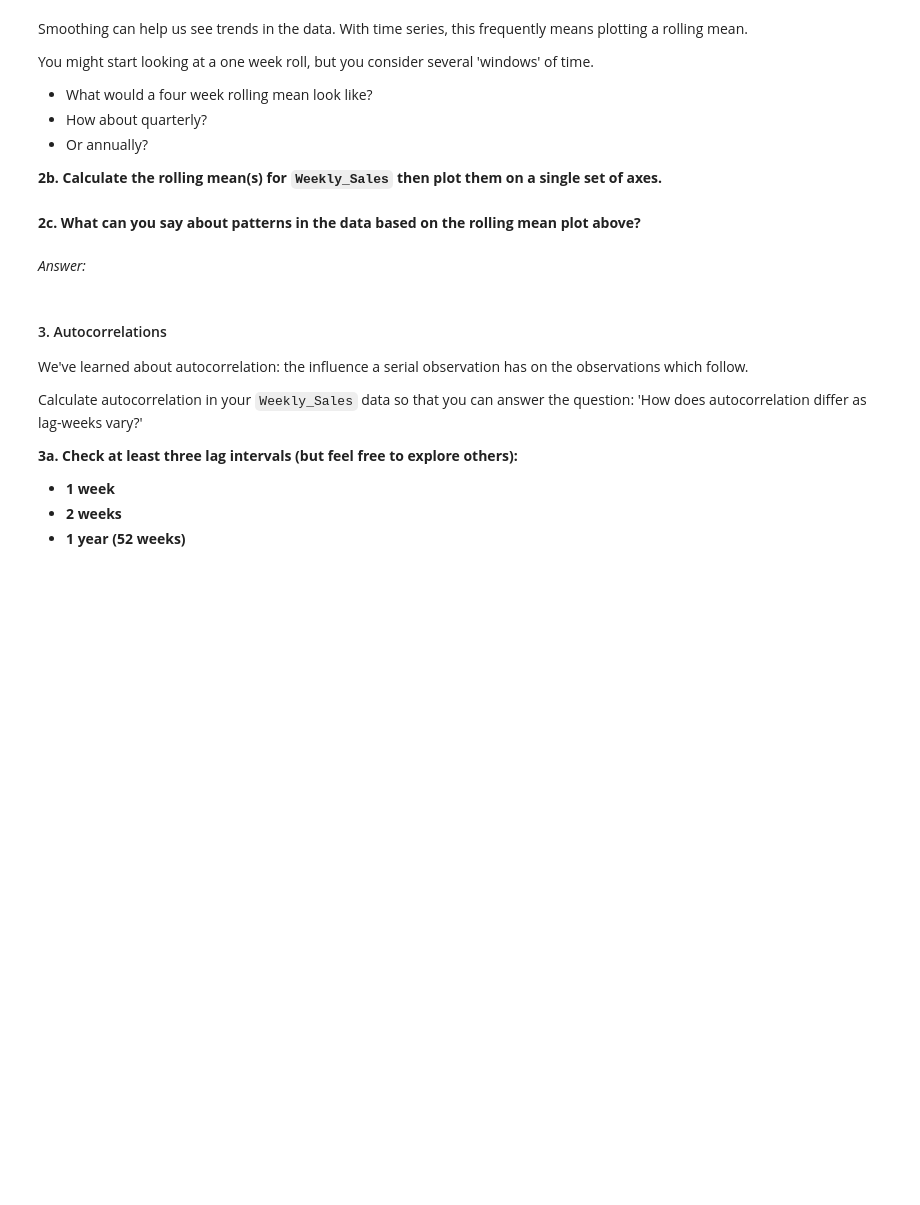
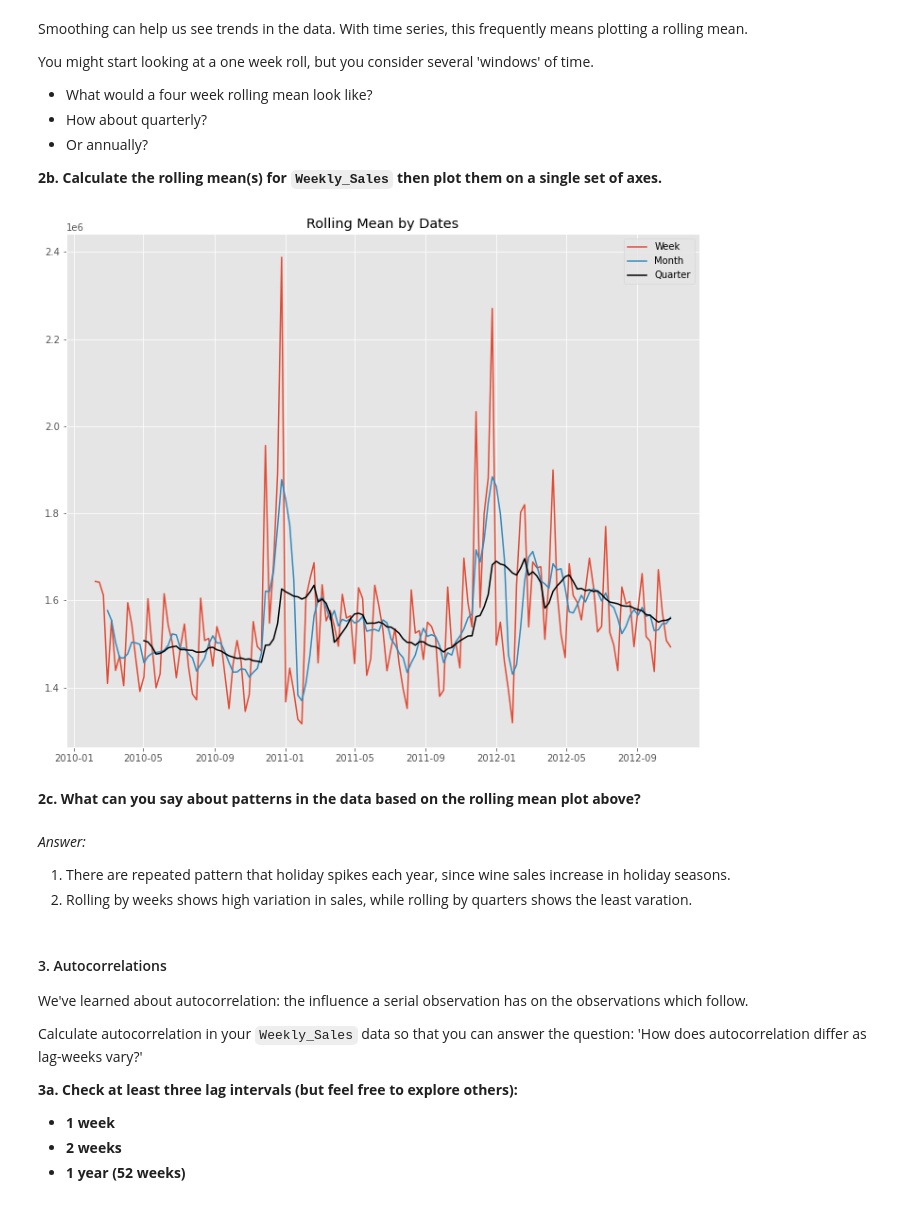
Before and after one commit to chendbox/TimeSeries_5, a Jupyter notebook: starter-code.ipynb, the cells around one changed output. Saved outputs shown, nothing was run; the diff lists cells and outputs as text; code cells hidden in the pictures; blank space fills up the shorter version.

```diff
--- a/starter-code.ipynb
+++ b/starter-code.ipynb
@@ -107,10 +183,30 @@ You might start looking at a one week roll, but you consider several 'windows' o
  - Or annually?
 
 **2b. Calculate the rolling mean(s) for `Weekly_Sales` then plot them on a single set of axes.**
+# %%
+# rolling r1-week, r4-month, r13-Quarterly
+r1 = Weekly_Sales.rolling(window = 1).mean()
+r4 = Weekly_Sales.rolling(window = 4).mean()
+r13 = Weekly_Sales.rolling(window = 13).mean()
+
+# Plot
+plt.figure(figsize=(12,10))
+plt.plot(r1, label='Week')
+plt.plot(r4, label='Month')
+plt.plot(r13, label='Quarter', color='black')
+
+plt.legend(loc='best')
+
+plt.title('Rolling Mean by Dates')
+plt.show()
+# %% [output]
+[figure, added]
 # %% [markdown]
 **2c. What can you say about patterns in the data based on the rolling mean plot above?**
-# %% [markdown]
-*Answer:*
+# %% [markdown]
+*Answer:*
+1. There are repeated pattern that holiday spikes each year, since wine sales increase in holiday seasons.
+2. Rolling by weeks shows high variation in sales, while rolling by quarters shows the least varation.
 # %% [markdown]
 #### 3. Autocorrelations
 
```
Also changed, not shown: parts of 91 cells of this notebook.
